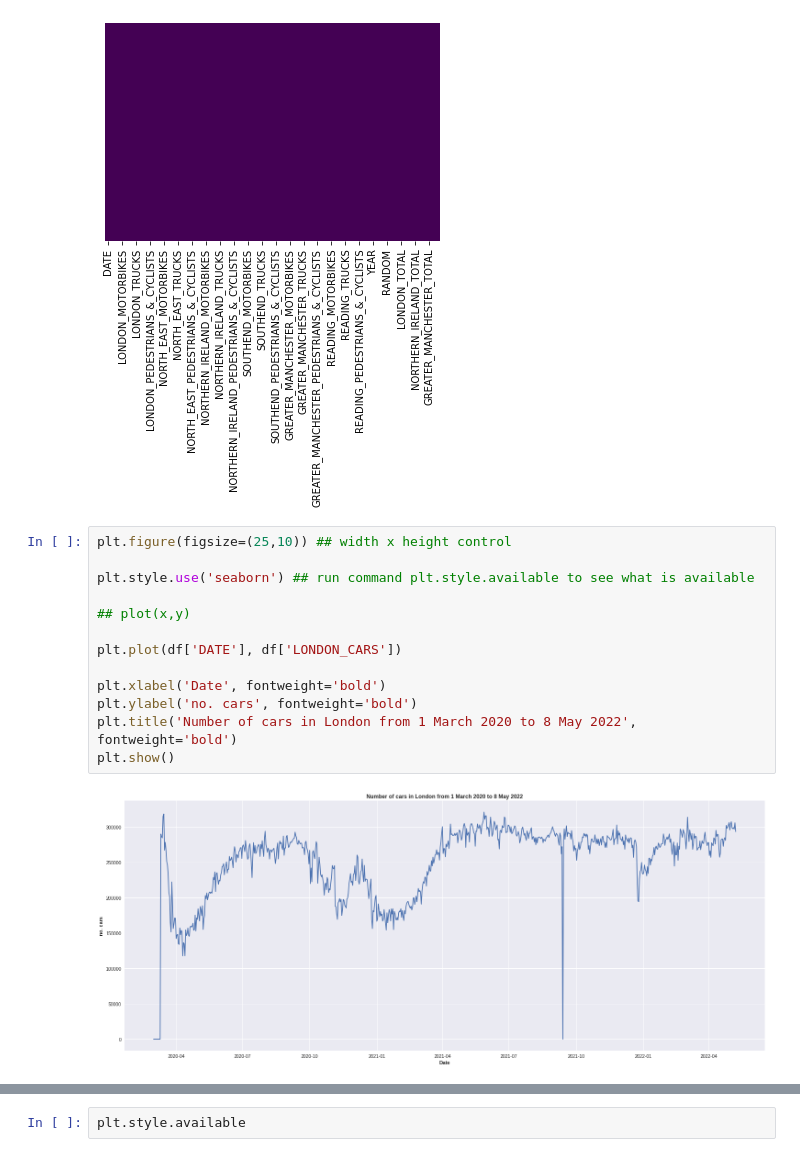
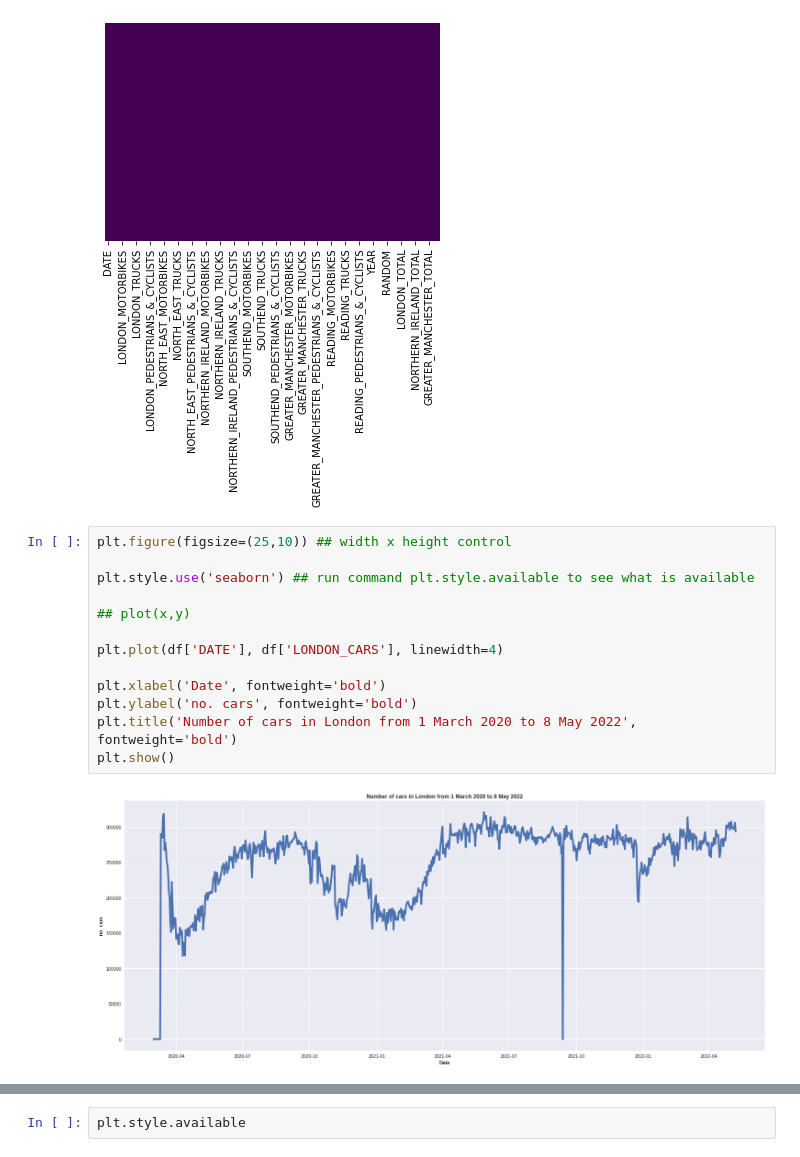
Before and after one commit to ravsheerRSA/Python_Training, a Jupyter notebook: training.ipynb, the cells around one changed output, grey strips where cells are left out. Saved outputs shown, nothing was run; the diff lists cells and outputs as text.

```diff
--- a/training.ipynb
+++ b/training.ipynb
@@ -545,18 +545,18 @@ sns.heatmap(df.isnull(), yticklabels=False, cbar=False, cmap='viridis')
 # %%
 plt.figure(figsize=(25,10)) ## width x height control
 
 plt.style.use('seaborn') ## run command plt.style.available to see what is available
 
 ## plot(x,y)
 
-plt.plot(df['DATE'], df['LONDON_CARS'])
+plt.plot(df['DATE'], df['LONDON_CARS'], linewidth=4)
 
 plt.xlabel('Date', fontweight='bold')
 plt.ylabel('no. cars', fontweight='bold')
 plt.title('Number of cars in London from 1 March 2020 to 8 May 2022', fontweight='bold')
 plt.show()
 # %% [output]
-[figure, old version]
+[figure, new version]
 # %%
 ##plotly plot
 
```
Also changed, not shown: parts of 3 cells of this notebook.
